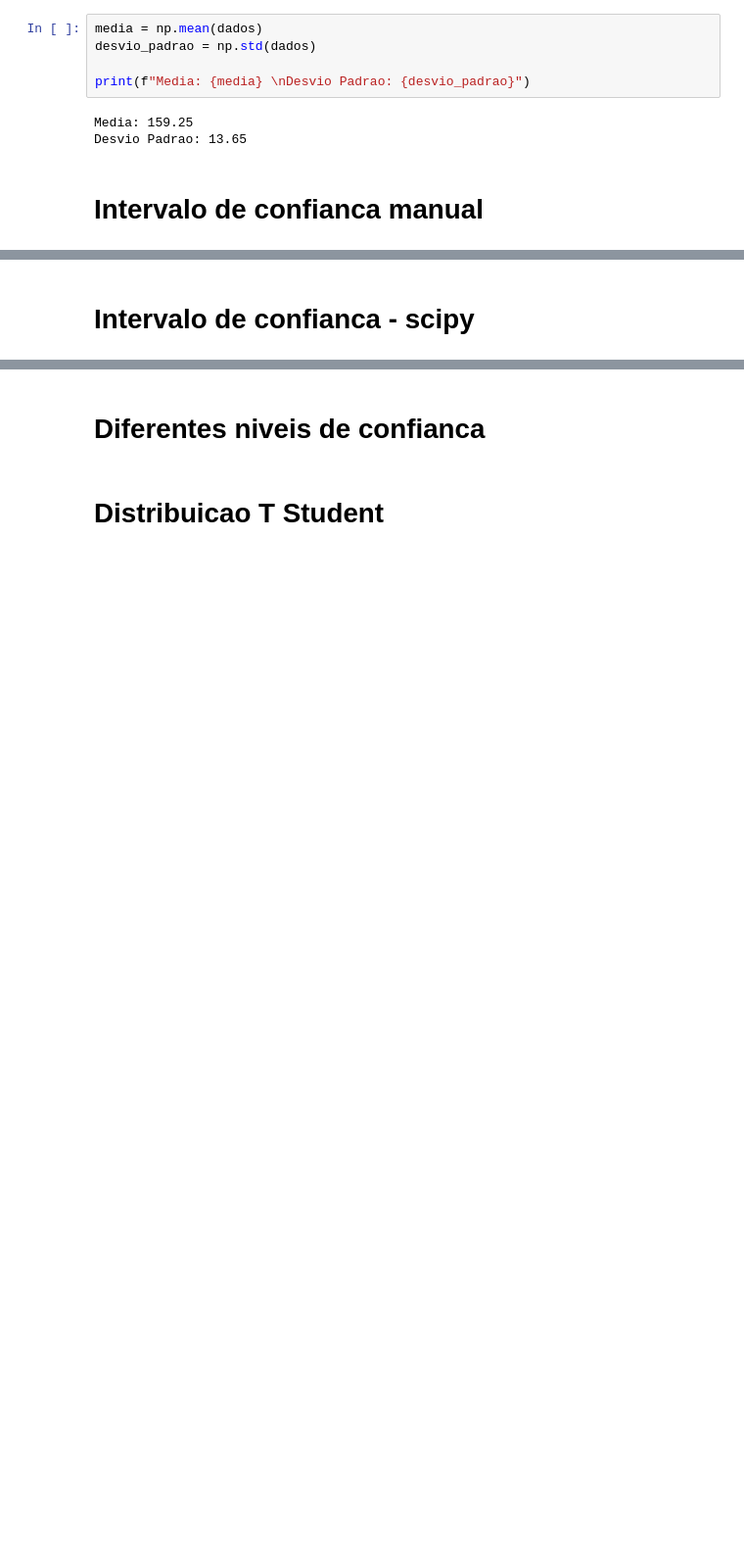
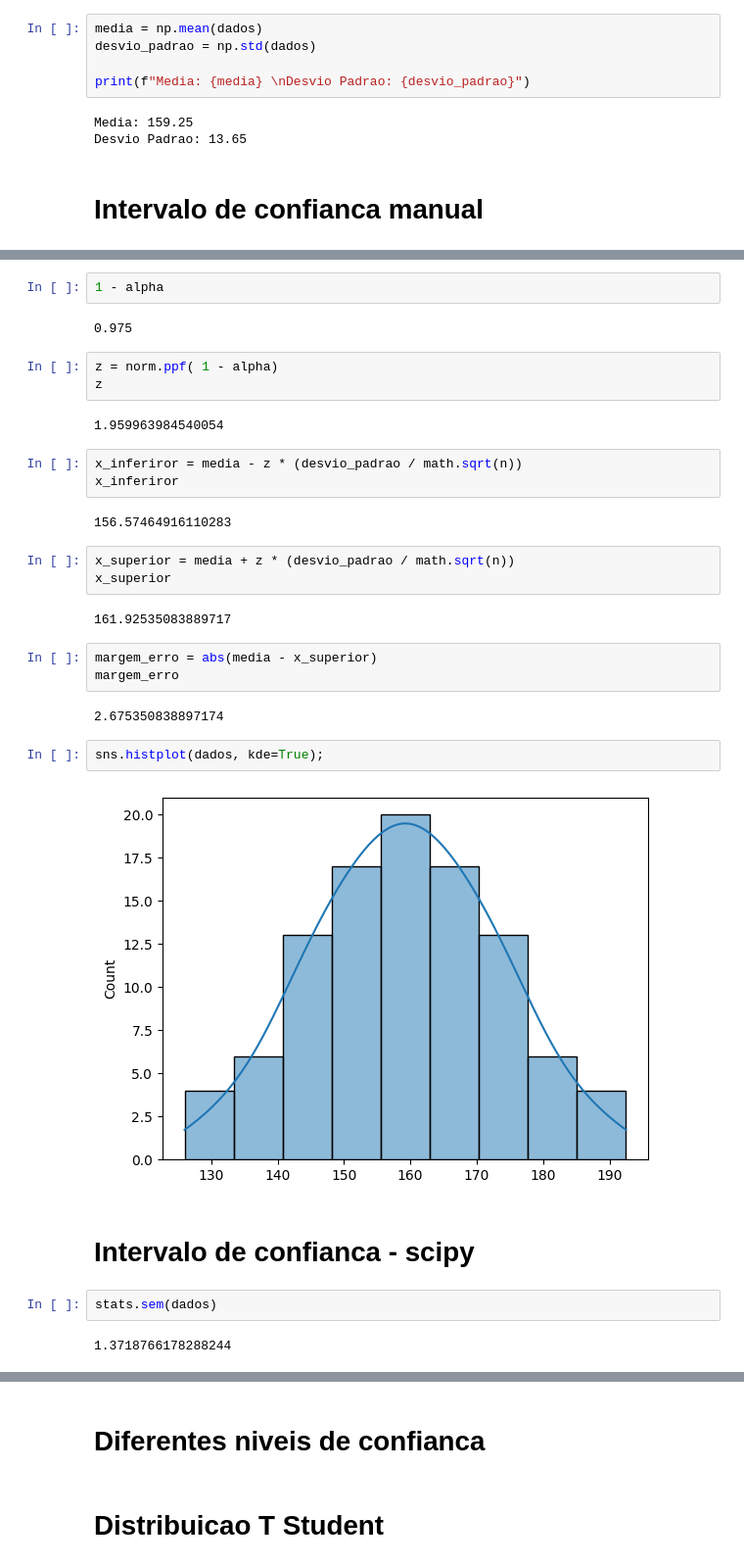
Before and after one commit to HammadN98/Curso_Estatistica, a Jupyter notebook: S8IntervalosConfianca_TesteHipotese.ipynb, the cells around one changed output, grey strips where cells are left out. Shown at 98% size. Cells and saved outputs as stored; diff of their text form; blank space fills up the shorter version.

```diff
--- a/S8IntervalosConfianca_TesteHipotese.ipynb
+++ b/S8IntervalosConfianca_TesteHipotese.ipynb
@@ -38,2 +44,34 @@ Desvio Padrao: 13.65
+# %%
+1 - alpha
+# %% [output]
+0.975
+# %%
+z = norm.ppf( 1 - alpha)
+z
+# %% [output]
+1.959963984540054
+# %%
+x_inferiror = media - z * (desvio_padrao / math.sqrt(n))
+x_inferiror
+# %% [output]
+156.57464916110283
+# %%
+x_superior = media + z * (desvio_padrao / math.sqrt(n))
+x_superior
+# %% [output]
+161.92535083889717
+# %%
+margem_erro = abs(media - x_superior)
+margem_erro
+# %% [output]
+2.675350838897174
+# %%
+sns.histplot(dados, kde=True);
+# %% [output]
+[figure, added]
 # %% [markdown]
 # Intervalo de confianca - scipy
+# %%
+stats.sem(dados)
+# %% [output]
+1.3718766178288244
```
Also changed, not shown: parts of 5 cells of this notebook.
